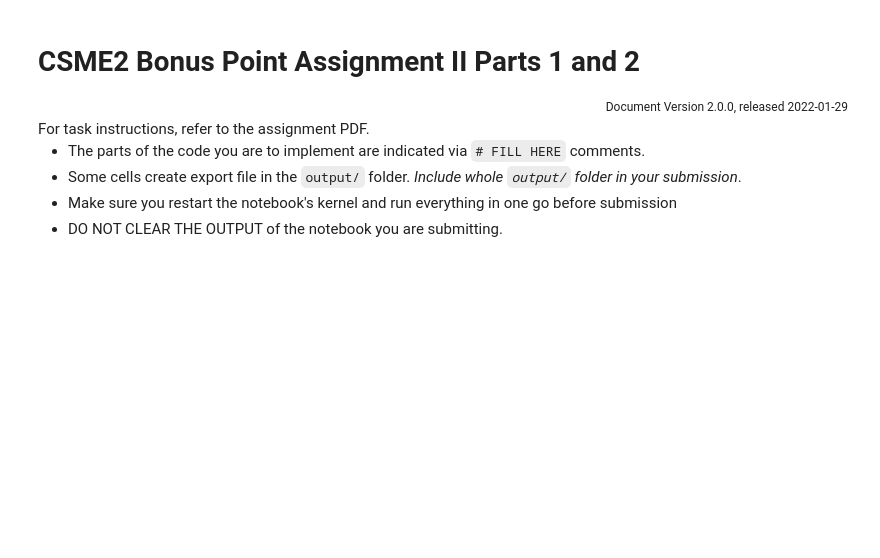
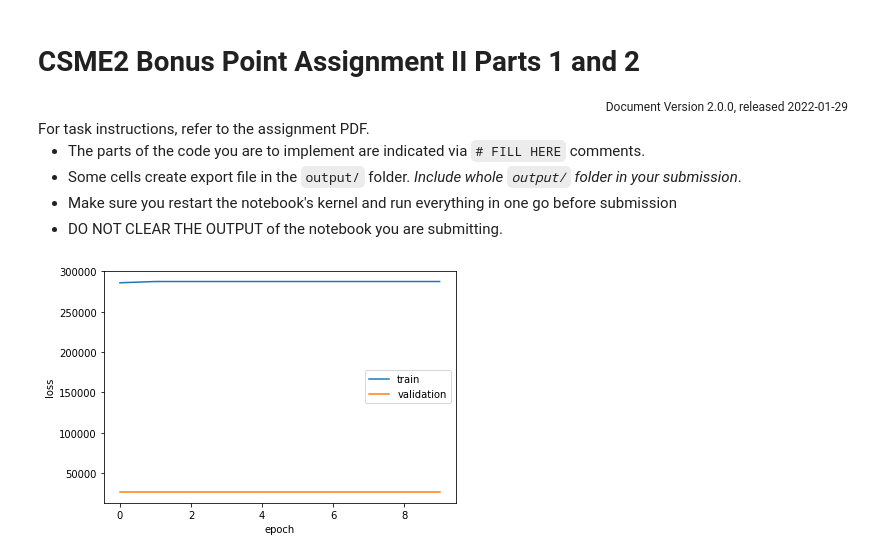
Before and after one commit to lyrorz/Info2, a Jupyter notebook: CSME2-WS21-BPA2-CastingClassification.ipynb, the cells around one changed output. Saved outputs shown, nothing was run; the diff lists cells and outputs as text; code cells hidden in the pictures; blank space fills up the shorter version.

```diff
--- a/CSME2-WS21-BPA2-CastingClassification.ipynb
+++ b/CSME2-WS21-BPA2-CastingClassification.ipynb
@@ -29,10 +31,10 @@ torch.set_deterministic(True)
 # %%
 ##### FILL HERE #####
 #### Question 3.2 ###
-TRAIN_DATA = DATA / 'train'
-TEST_DATA = DATA / 'test'
-train_ds = ImageFolder(TRAIN_DATA)
-val_ds = ImageFolder(TEST_DATA)
+transform = transforms.Compose([
+    transforms.ToTensor()])
+train_ds = ImageFolder(DATA / 'train',transform=transform)
+val_ds = ImageFolder(DATA / 'test',transform=transform)
 #####################
 # %%
 class SimpLeNet(torch.nn.Module):
@@ -42,21 +44,34 @@ class SimpLeNet(torch.nn.Module):
         #### Question 3.3 ###
         #####################
 
+        self.conv1 = torch.nn.Conv2d(3,16,3,stride=1,padding=1)
+        self.pool =  torch.nn.MaxPool2d(2,stride=2)
+        self.fc1 =  torch.nn.Linear(16*150*150,16)
+        self.fc2 = torch.nn.Linear(16,1)
+
     def forward(self, x):
         ##### FILL HERE #####
         #### Question 3.3 ###
         #####################
-        pass
+        x = self.conv1(x)
+        x = self.pool(x)
+        x = torch.flatten(x,1)
+        x = torch.relu(self.fc1(x))
+        x = torch.sigmoid(self.fc2(x))
+        return x
 # %%
+
+
 def train(net, batch_size, epochs, learning_rate, qname):
-    criterion = toch.nn.BCELoss()
-    optimizer = optim.Adam(net.parameters(), lr=learning_rate)
+    criterion = torch.nn.BCELoss()
+    optimizer = torch.optim.Adam(net.parameters(), lr=learning_rate)
     losses = []
 
     ##### FILL HERE #####
     #### Question 3.4 ###
     # Create dataloader from train_ds
-    dataloader = None
+    dataloader = DataLoader(train_ds,batch_size=batch_size,shuffle=True)
+    dataloader_val = DataLoader(val_ds,batch_size=batch_size,shuffle=True)
     #####################
 
     with tqdm(range(epochs)) as pbar:
@@ -68,8 +83,7 @@ def train(net, batch_size, epochs, learning_rate, qname):
 
                 # forward + backward + optimize
                 outputs = net(inputs)
-
-                loss = criterion(outputs, labels)
+                loss = criterion(outputs, labels.unsqueeze(dim=1).float())
                 loss.backward()
                 optimizer.step()
 
@@ -80,6 +94,11 @@ def train(net, batch_size, epochs, learning_rate, qname):
             #### Question 3.4 ###
             # Compute Validation loss
             val_loss = 0.
+            for i, (inputs_val,labels_val) in enumerate(dataloader_val):
+                outputs_val = net(inputs_val)
+                loss_val = criterion(outputs_val, labels_val.unsqueeze(dim=1).float())
+                val_loss += loss_val.item()*inputs_val.shape[0]
+
             #####################
 
             losses.append([running_loss, val_loss])
@@ -99,14 +118,16 @@ def train(net, batch_size, epochs, learning_rate, qname):
 # %%
 ##### RUN HERE #####
 #### Question 3.4 ###
 net = SimpLeNet()
 batch_size = 32
 epochs = 10
 learning_rate = 0.1
 qname = 'question_3-4'
-net.summary()
+#net.summary()
 train(net, batch_size, epochs, learning_rate, qname)
 #####################
+# %% [output]
+[figure, added]
 # %%
 class ConvNet(torch.nn.Module):
     def __init__(self):
```
Also changed, not shown: parts of 2 cells of this notebook, 9 other files.
